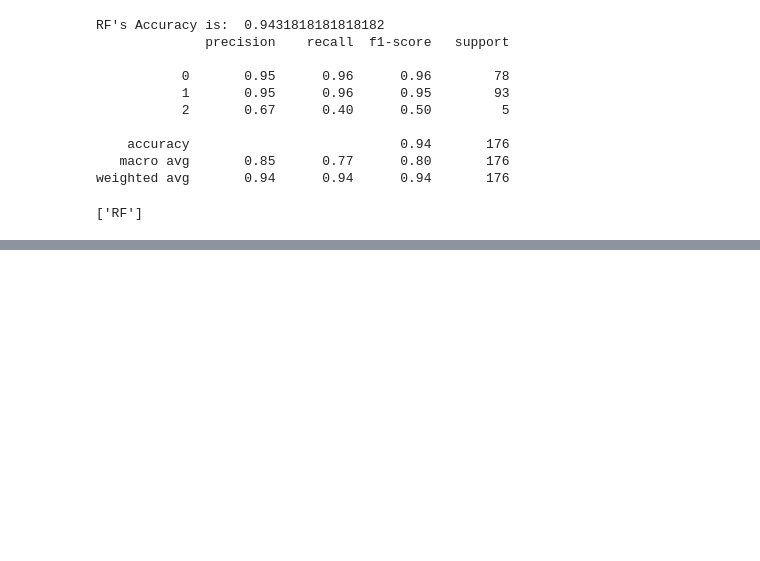
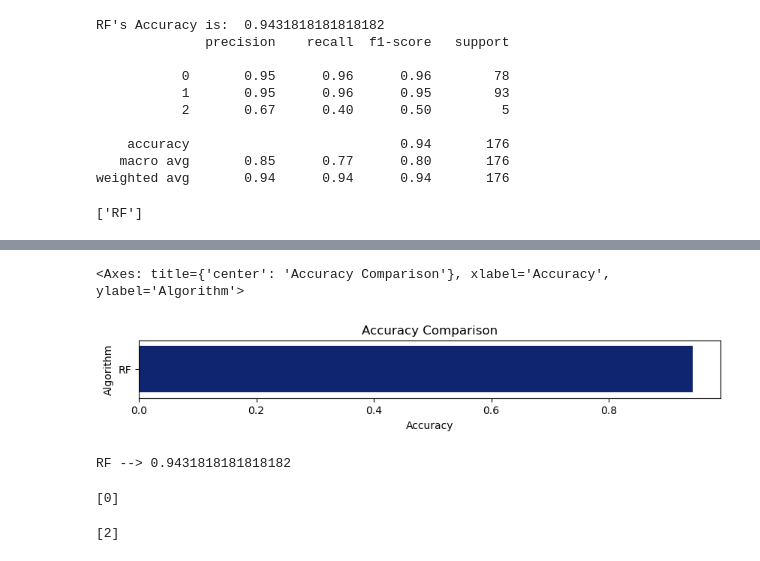
Before and after one commit to hameedalnaser/SuliHackthon, a Jupyter notebook: agri.ipynb, the cells around one changed output, grey strips where cells are left out. Saved outputs shown, nothing was run; the diff lists cells and outputs as text; code cells hidden in the pictures; blank space fills up the shorter version.

```diff
--- a/agri.ipynb
+++ b/agri.ipynb
@@ -120,0 +122,29 @@ NameError: name 'cross_val_score' is not defined
+# %%
+plt.figure(figsize=[10,1],dpi = 100)
+plt.title('Accuracy Comparison')
+plt.xlabel('Accuracy')
+plt.ylabel('Algorithm')
+sns.barplot(x = acc,y = model,palette='dark')
+# %% [output]
+<Axes: title={'center': 'Accuracy Comparison'}, xlabel='Accuracy', ylabel='Algorithm'>
+[figure, added]
+# %%
+accuracy_models = dict(zip(model, acc))
+for k, v in accuracy_models.items():
+    print (k, '-->', v)
+# %% [output]
+RF --> 0.9431818181818182
+# %%
+data = np.array([[138, 8.6, 560, 7.46]])
+#                   0.62, 0.70, 5.90, 0.24, 0.31, 0.77, 8.71, 0.11]])
+prediction = RF.predict(data)
+print(prediction)
+# %% [output]
+[0]
+# %%
+data = np.array([[320, 13.8, 391, 7.38]])
+#                   0.65, 1.07, 5.43, 0.58, 4.58, 1.7, 13.1, 0.23]])
+prediction = RF.predict(data)
+print(prediction)
+# %% [output]
+[2]
```
Also changed, not shown: parts of 2 cells of this notebook, 1 other file.
